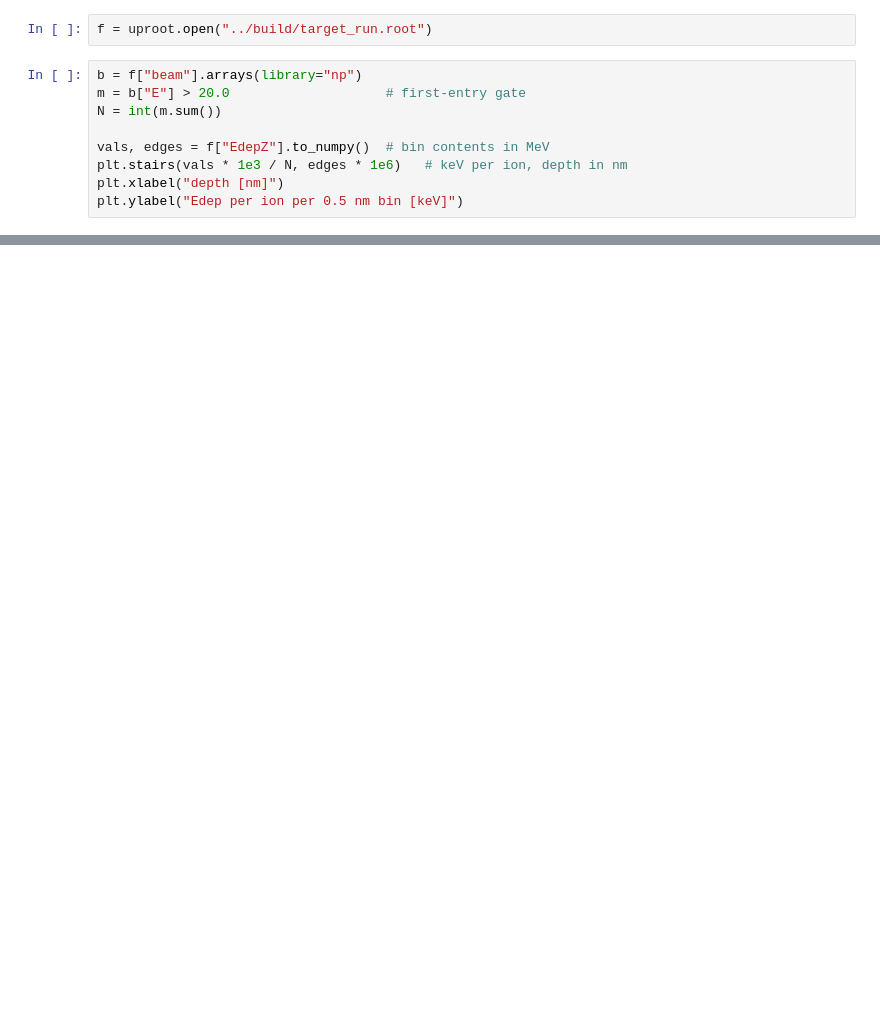
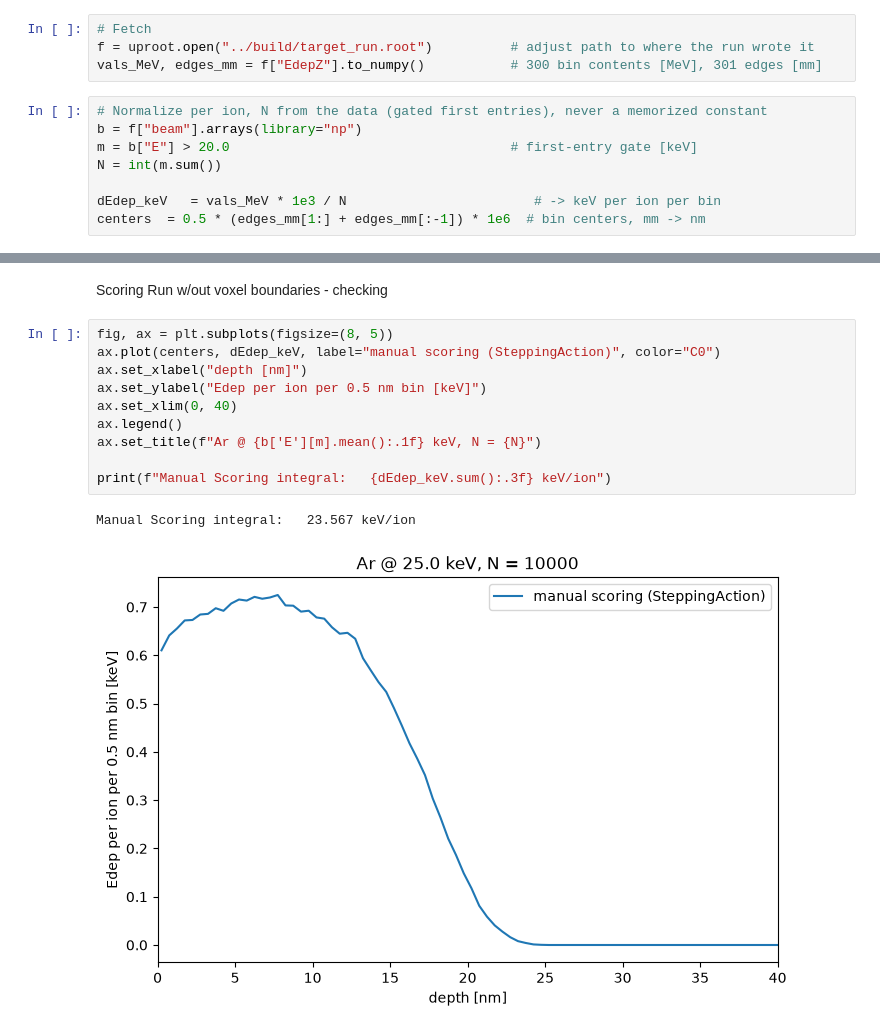
Before and after one commit to Abdul-Nosirrom/KACST_AmorphousCarbonStudy_Geant4, a Jupyter notebook: analysis/edep_analysis.ipynb, the cells around one changed output, grey strips where cells are left out. Drawn from its saved outputs; the diff is of its cells as text; blank space fills up the shorter version.

```diff
--- a/analysis/edep_analysis.ipynb
+++ b/analysis/edep_analysis.ipynb
@@ -6,11 +11,12 @@ print(uproot.__version__)
 # %%
-f = uproot.open("../build/target_run.root")
+# Fetch
+f = uproot.open("../build/target_run.root")          # adjust path to where the run wrote it
+vals_MeV, edges_mm = f["EdepZ"].to_numpy()           # 300 bin contents [MeV], 301 edges [mm]
 # %%
+# Normalize per ion, N from the data (gated first entries), never a memorized constant
 b = f["beam"].arrays(library="np")
-m = b["E"] > 20.0                    # first-entry gate
+m = b["E"] > 20.0                                    # first-entry gate [keV]
 N = int(m.sum())
 
-vals, edges = f["EdepZ"].to_numpy()  # bin contents in MeV
-plt.stairs(vals * 1e3 / N, edges * 1e6)   # keV per ion, depth in nm
-plt.xlabel("depth [nm]")
-plt.ylabel("Edep per ion per 0.5 nm bin [keV]")
+dEdep_keV   = vals_MeV * 1e3 / N                        # -> keV per ion per bin
+centers  = 0.5 * (edges_mm[1:] + edges_mm[:-1]) * 1e6  # bin centers, mm -> nm
@@ -42,0 +61,15 @@ plt.scatter(b["x"][m], b["xp"][m]*1e3, s=2)
+# %% [markdown]
+Scoring Run w/out voxel boundaries - checking
+# %%
+fig, ax = plt.subplots(figsize=(8, 5))
+ax.plot(centers, dEdep_keV, label="manual scoring (SteppingAction)", color="C0")
+ax.set_xlabel("depth [nm]")
+ax.set_ylabel("Edep per ion per 0.5 nm bin [keV]")
+ax.set_xlim(0, 40)
+ax.legend()
+ax.set_title(f"Ar @ {b['E'][m].mean():.1f} keV, N = {N}")
+
+print(f"Manual Scoring integral:   {dEdep_keV.sum():.3f} keV/ion")
+# %% [output]
+Manual Scoring integral:   23.567 keV/ion
+[figure, added]
```
Also changed, not shown: parts of 13 cells of this notebook, 5 other files.
